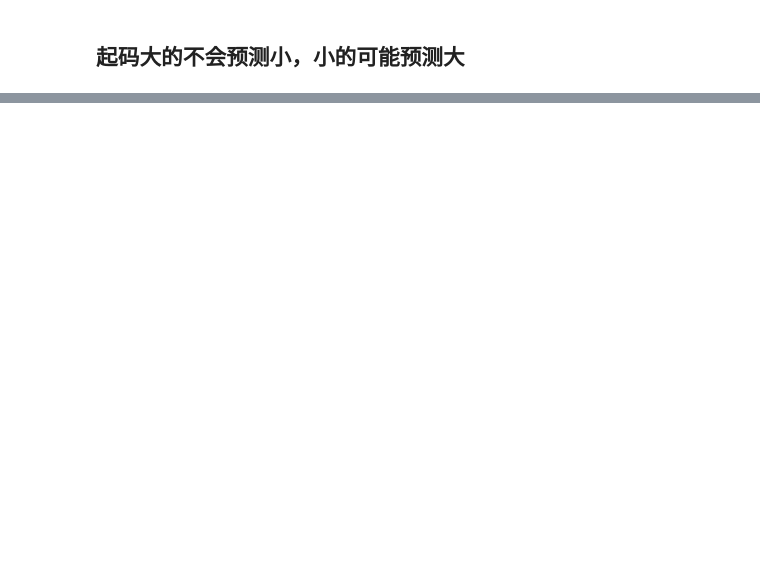
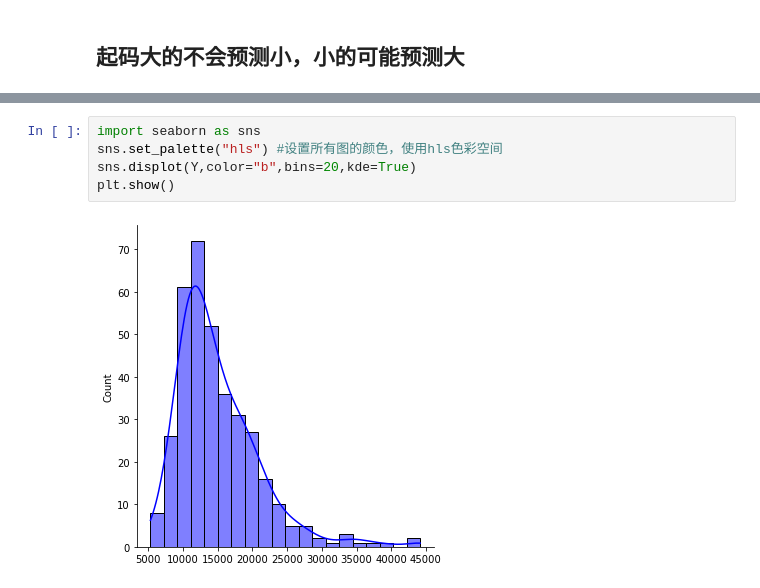
Before and after one commit to zhaoguoxiang/ML-for-NLO-gamma, a Jupyter notebook: dl_models/main.ipynb, the cells around one changed output, grey strips where cells are left out. Cells and saved outputs as stored; diff of their text form; blank space fills up the shorter version.

```diff
--- a/dl_models/main.ipynb
+++ b/dl_models/main.ipynb
@@ -153,0 +172,7 @@ plt.show()
+# %%
+import seaborn as sns
+sns.set_palette("hls") #设置所有图的颜色，使用hls色彩空间
+sns.displot(Y,color="b",bins=20,kde=True)
+plt.show()
+# %% [output]
+[figure, added]
```
Also changed, not shown: parts of 6 cells of this notebook, 5 other files.
